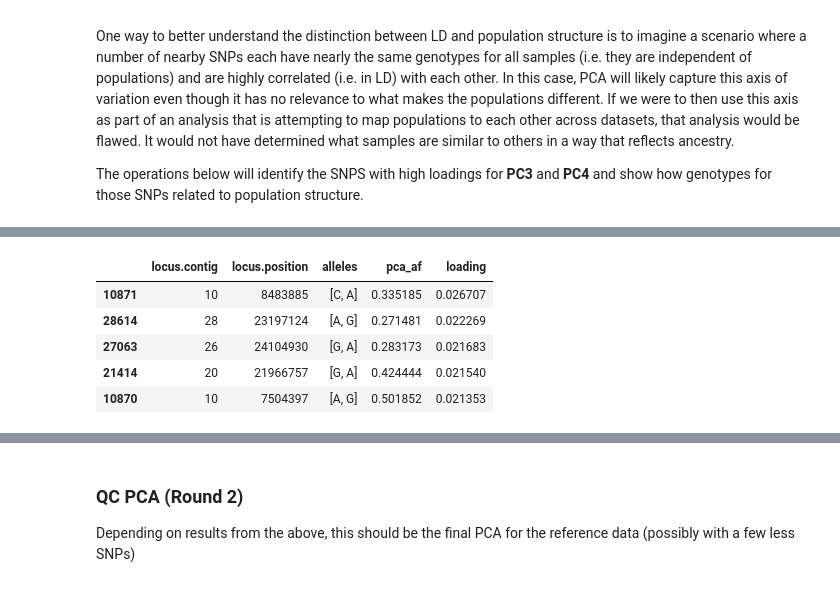
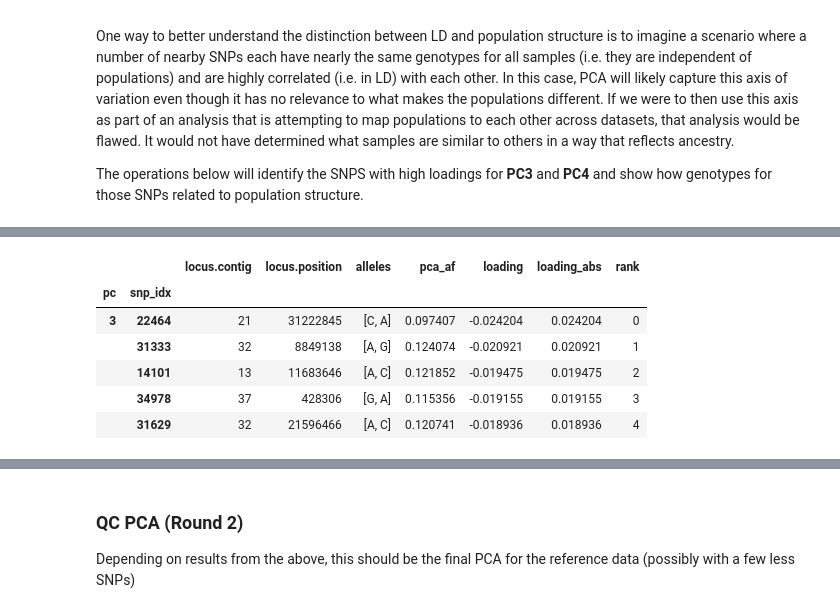
Before and after one commit to related-sciences/gwas-analysis, a Jupyter notebook: notebooks/organism/canine/cg-hail-04.ipynb, the cells around one changed output, grey strips where cells are left out. Saved outputs shown, nothing was run; the diff lists cells and outputs as text; code cells hidden in the pictures.

```diff
--- a/notebooks/organism/canine/cg-hail-04.ipynb
+++ b/notebooks/organism/canine/cg-hail-04.ipynb
@@ -141,7 +149,8 @@ assert pc_scores[0].count() + pc_scores[1].count() == mt.count()[1]
 def add_sample_info(ht, ht_info, fields=['breed', 'breed_name', 'breed_clade']):
     return ht.annotate(**{c: ht_info[ht.key][c] for c in fields})
 # %%
-fig = get_scores_fig(add_sample_info(pc_scores[0], mt.filter_cols(mt.source=='ref').cols()), 0, 1, color='breed_clade')
+ht = add_sample_info(pc_scores[0], mt.filter_cols(mt.source=='ref').cols())
+fig = get_pc_score_fig(get_pc_score_fig_data(ht, 0, 1), color='breed_clade')
 Image(fig.to_image('png'), width=600, height=400)
 # %% [output]
 2020-02-15 12:49:11 Hail: INFO: Coerced sorted dataset
@@ -222,10 +232,19 @@ The operations below will identify the SNPS with high loadings for **PC3** and *
 # %%
 def extract_loading(ht, pc):
     """ Extract table containing loading vector for a single PC"""
-    df = ht.transmute(loading=ht.loadings[pc]).to_pandas()
+    df = ht.transmute(loading=ht.loadings[pc-1]).to_pandas()
     # Order result by loading absolute value
-    df = df.reindex(index=df.loading.abs().sort_values(ascending=False).index)
-    return df
-df_loading = extract_loading(pc_loadings_ref, 3)
+    df['loading_abs'] = df['loading'].abs()
+    df = df.sort_values('loading_abs', ascending=False)
+    df['rank'] = np.arange(len(df))
+    return df.assign(pc=pc)
+df_loading = (
+    pd.concat([
+        extract_loading(pc_loadings_ref, 3),
+        extract_loading(pc_loadings_ref, 4)
+    ])
+    .rename_axis('snp_idx', axis='index')
+    .set_index('pc', append=True).reorder_levels([1, 0], axis=0)
+)
 df_loading.head()
 # %% [output]
@@ -233,6 +253,7 @@ df_loading.head()
-|  | locus.contig | locus.position | alleles | pca_af | loading |
-| 10871 | 10 | 8483885 | [C, A] | 0.335185 | 0.026707 |
-| 28614 | 28 | 23197124 | [A, G] | 0.271481 | 0.022269 |
-| 27063 | 26 | 24104930 | [G, A] | 0.283173 | 0.021683 |
-| 21414 | 20 | 21966757 | [G, A] | 0.424444 | 0.021540 |
-| 10870 | 10 | 7504397 | [A, G] | 0.501852 | 0.021353 |
+|  |  | locus.contig | locus.position | alleles | pca_af | loading | loading_abs | rank |
+| pc | snp_idx |  |  |  |  |  |  |  |
+| 3 | 22464 | 21 | 31222845 | [C, A] | 0.097407 | -0.024204 | 0.024204 | 0 |
+|  | 31333 | 32 | 8849138 | [A, G] | 0.124074 | -0.020921 | 0.020921 | 1 |
+|  | 14101 | 13 | 11683646 | [A, C] | 0.121852 | -0.019475 | 0.019475 | 2 |
+|  | 34978 | 37 | 428306 | [G, A] | 0.115356 | -0.019155 | 0.019155 | 3 |
+|  | 31629 | 32 | 21596466 | [A, C] | 0.120741 | -0.018936 | 0.018936 | 4 |
```
Also changed, not shown: parts of 25 cells of this notebook, 1 other file.
